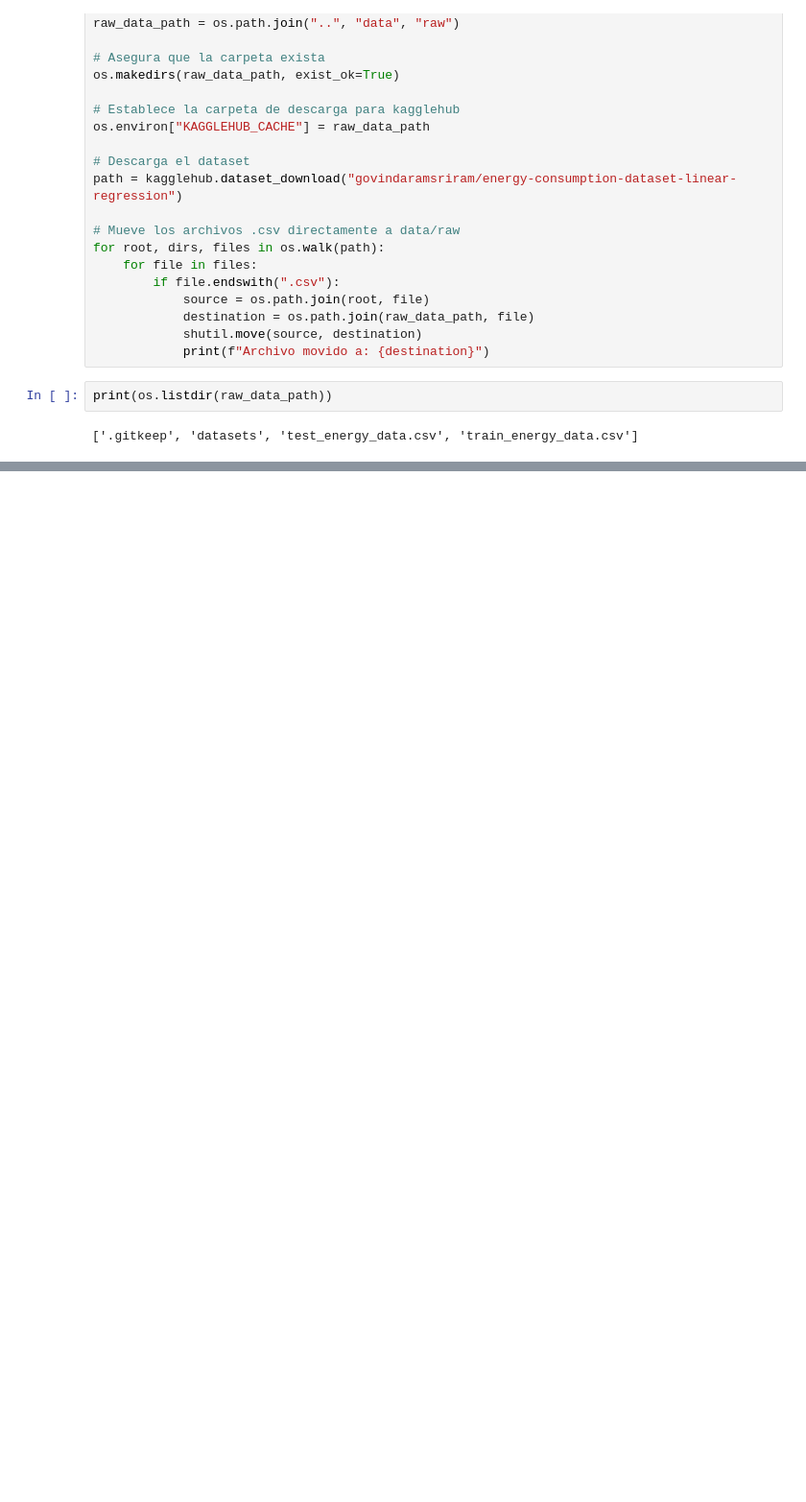
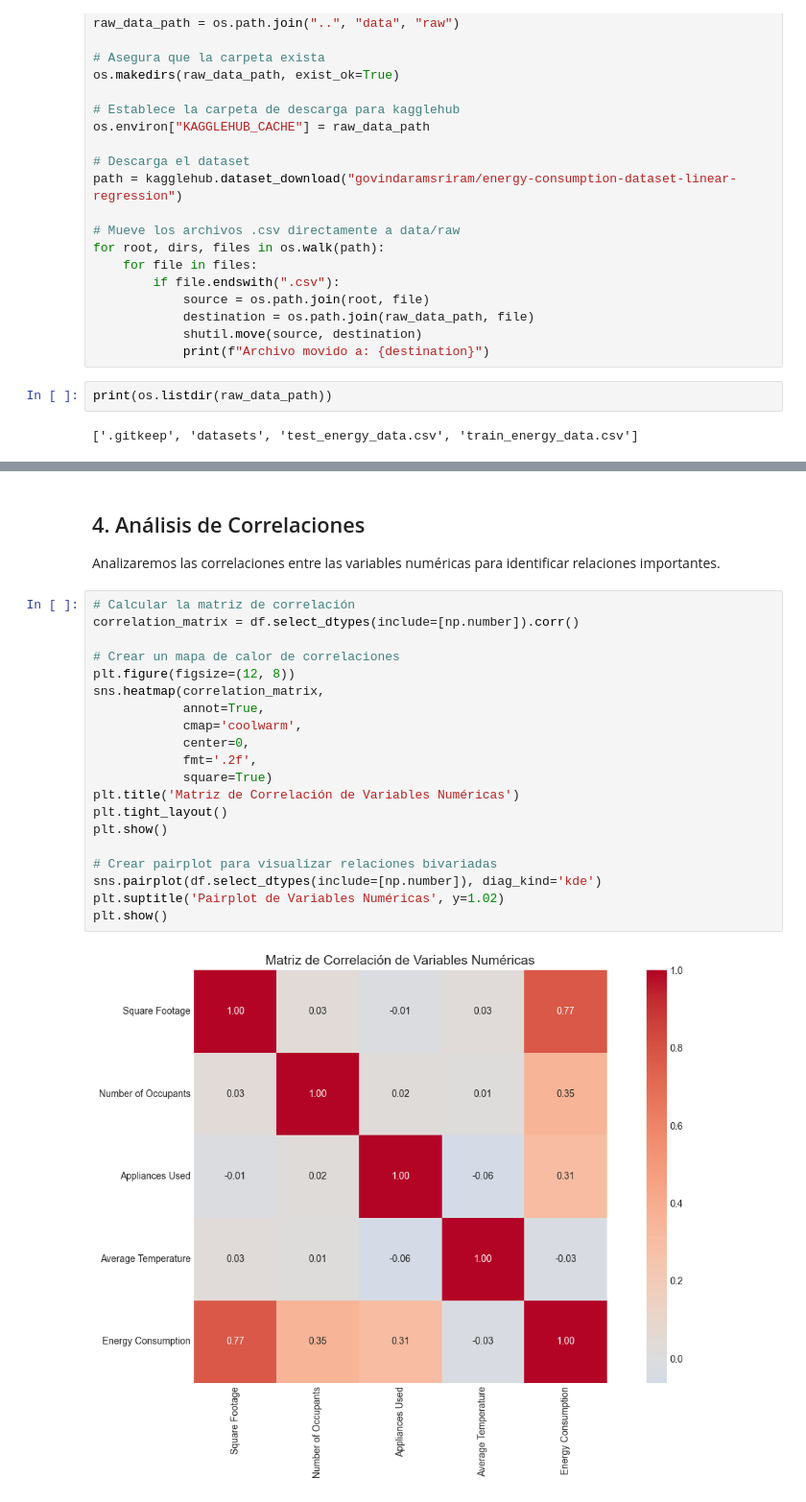
Before and after one commit to Factoria-F5-madrid/Project-Regression-Equipo-2, a Jupyter notebook: notebook/eda_project_regression.ipynb, the cells around one changed output, grey strips where cells are left out. Shown at 96% size. Drawn from its saved outputs; the diff is of its cells as text; blank space fills up the shorter version.

```diff
--- a/notebook/eda_project_regression.ipynb
+++ b/notebook/eda_project_regression.ipynb
@@ -67,0 +548,26 @@ dtype: object
+# %% [markdown]
+## 4. Análisis de Correlaciones
+
+Analizaremos las correlaciones entre las variables numéricas para identificar relaciones importantes.
+# %%
+# Calcular la matriz de correlación
+correlation_matrix = df.select_dtypes(include=[np.number]).corr()
+
+# Crear un mapa de calor de correlaciones
+plt.figure(figsize=(12, 8))
+sns.heatmap(correlation_matrix,
+            annot=True,
+            cmap='coolwarm',
+            center=0,
+            fmt='.2f',
+            square=True)
+plt.title('Matriz de Correlación de Variables Numéricas')
+plt.tight_layout()
+plt.show()
+
+# Crear pairplot para visualizar relaciones bivariadas
+sns.pairplot(df.select_dtypes(include=[np.number]), diag_kind='kde')
+plt.suptitle('Pairplot de Variables Numéricas', y=1.02)
+plt.show()
+# %% [output]
+[figure, added]
```
Also changed, not shown: parts of 28 cells of this notebook, 2 other files.
